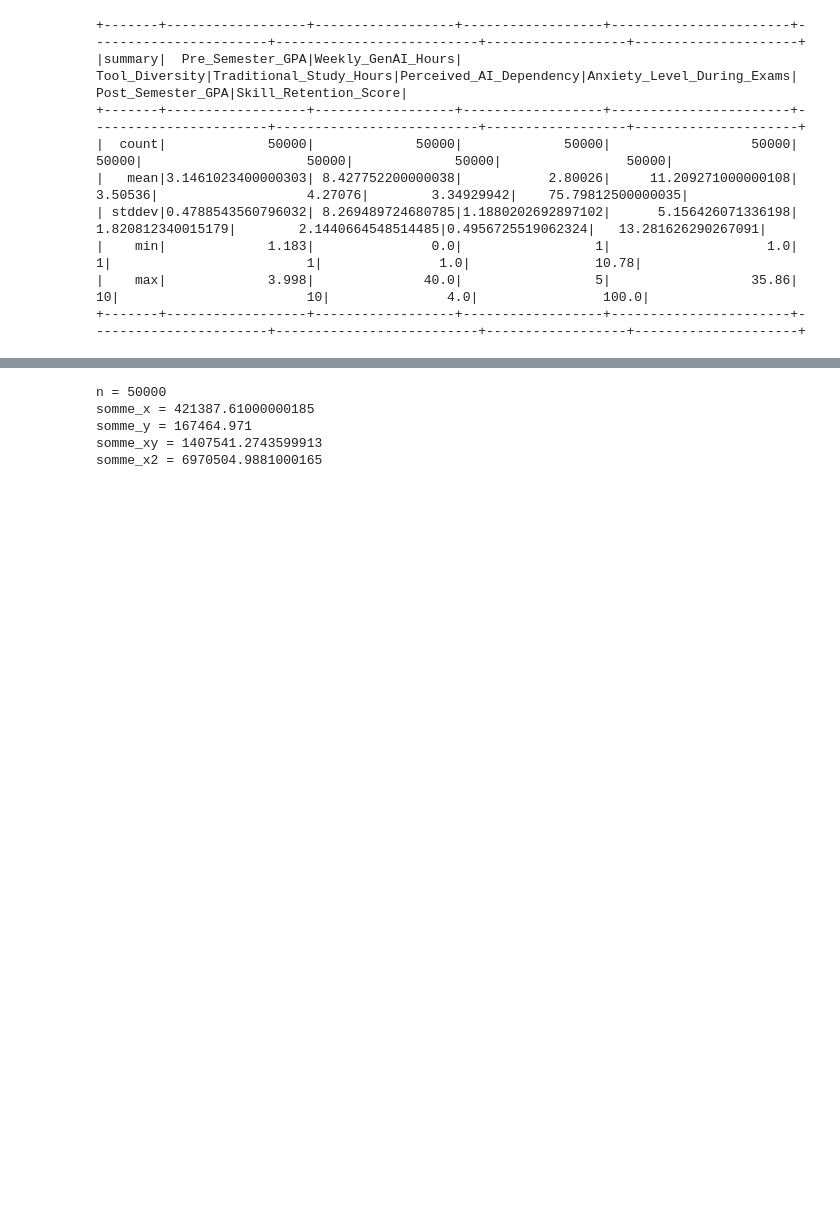
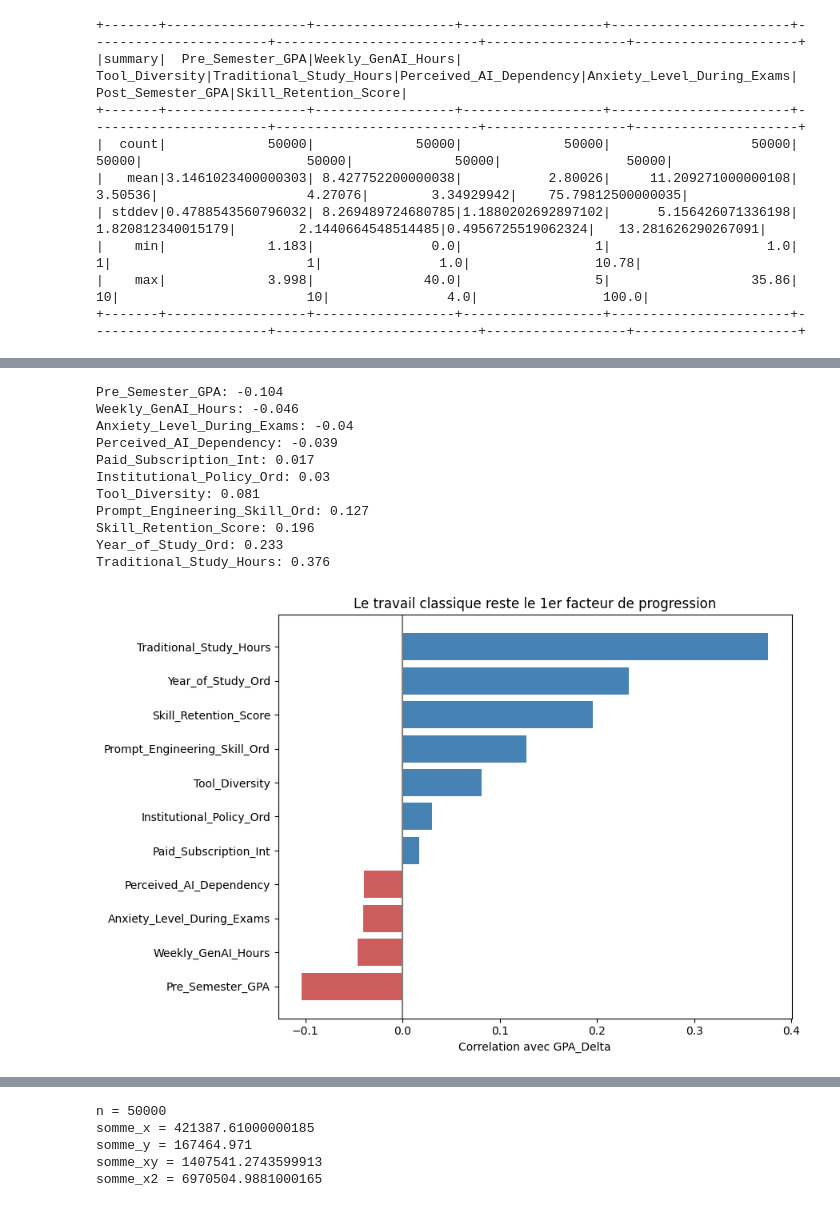
Before and after one commit to ayman1027/hadoop-project, a Jupyter notebook: main.ipynb, the cells around one changed output, grey strips where cells are left out. Drawn from its saved outputs; the diff is of its cells as text; code cells hidden in the pictures; blank space fills up the shorter version.

```diff
--- a/main.ipynb
+++ b/main.ipynb
@@ -169,0 +246,34 @@ df_spark.select(liste_colonnes).summary().show()
+# %%
+# Correlation de chaque facteur avec GPA_Delta, calculee une par une par Spark (df.corr)
+facteurs = ["Weekly_GenAI_Hours", "Traditional_Study_Hours", "Perceived_AI_Dependency",
+            "Anxiety_Level_During_Exams", "Tool_Diversity", "Skill_Retention_Score",
+            "Pre_Semester_GPA", "Paid_Subscription_Int", "Year_of_Study_Ord",
+            "Prompt_Engineering_Skill_Ord", "Institutional_Policy_Ord"]
+
+correlations = sorted([(f, df_gold.corr(f, "GPA_Delta")) for f in facteurs], key=lambda x: x[1])
+for f, v in correlations:
+    print(f"{f}: {round(v, 3)}")
+
+noms = [f for f, _ in correlations]
+valeurs = [v for _, v in correlations]
+
+plt.figure(figsize=(9, 6))
+plt.barh(noms, valeurs, color=["indianred" if v < 0 else "steelblue" for v in valeurs])
+plt.axvline(0, color="gray")
+plt.xlabel("Correlation avec GPA_Delta")
+plt.title("Le travail classique reste le 1er facteur de progression")
+plt.tight_layout()
+plt.show()
+# %% [output]
+Pre_Semester_GPA: -0.104
+Weekly_GenAI_Hours: -0.046
+Anxiety_Level_During_Exams: -0.04
+Perceived_AI_Dependency: -0.039
+Paid_Subscription_Int: 0.017
+Institutional_Policy_Ord: 0.03
+Tool_Diversity: 0.081
+Prompt_Engineering_Skill_Ord: 0.127
+Skill_Retention_Score: 0.196
+Year_of_Study_Ord: 0.233
+Traditional_Study_Hours: 0.376
+[figure, added]
```
Also changed, not shown: parts of 16 cells of this notebook.
